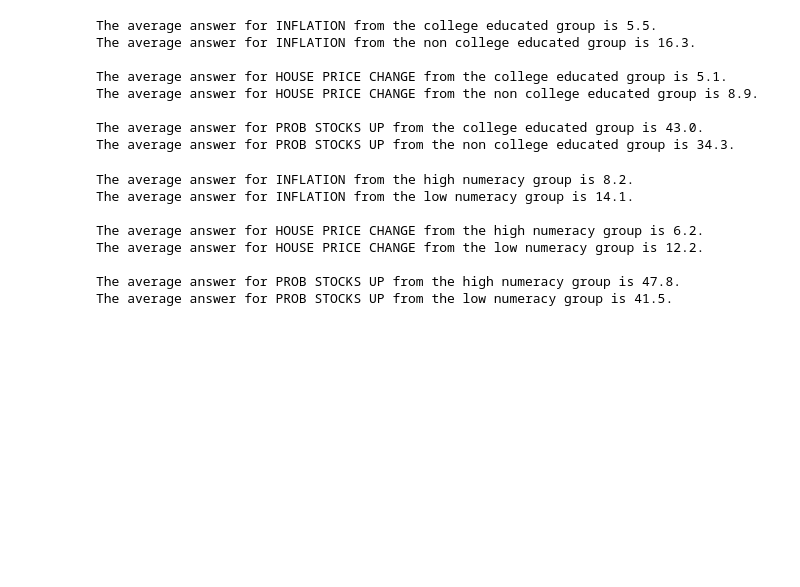
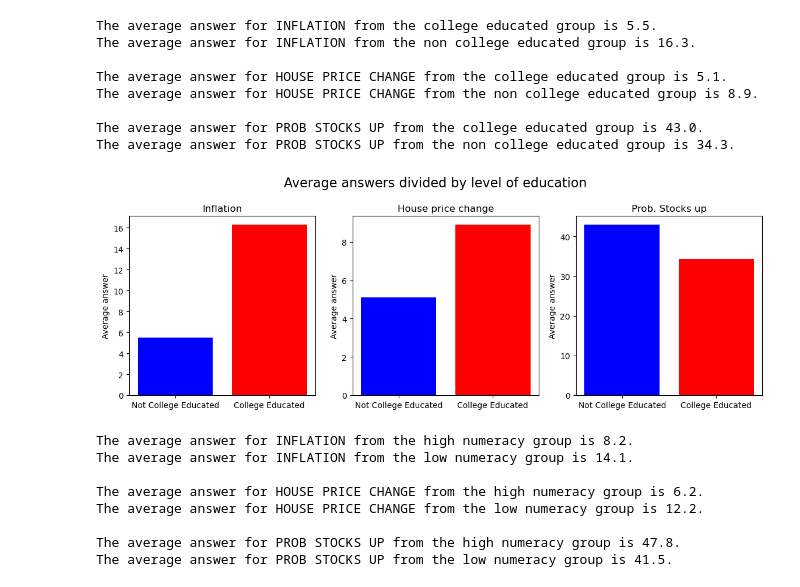
Before and after one commit to Sophiabevers/TECH2-Group-term-paper, a Jupyter notebook: termpaper.ipynb, the cells around one changed output. Cells and saved outputs as stored; diff of their text form; code cells hidden in the pictures; blank space fills up the shorter version.

```diff
--- a/termpaper.ipynb
+++ b/termpaper.ipynb
@@ -134,6 +157,31 @@ The average answer for HOUSE PRICE CHANGE from the non college educated group is
 
 The average answer for PROB STOCKS UP from the college educated group is 43.0.
 The average answer for PROB STOCKS UP from the non college educated group is 34.3.
+# %%
+#create a function to return average values
+def df_college_values(variable):
+    variable_neat = variable.replace('_', ' ').upper()
+    df_educ ={}
+    variable_averagec = round(df_college[variable].mean(), 1)
+    variable_averagenc = round(df_non_college[variable].mean(),1)
+    df_educ['college educated'] = variable_averagec
+    df_educ['non college educated'] = variable_averagenc
+    return df_educ.values()
+# create list for each level of education
+education = ['Not College Educated', 'College Educated']
+#plot figure
+fig, axes = plt.subplots(1, 3,  figsize=(14, 4))
+fig.suptitle('Average answers divided by level of education', fontsize = 16, y = 1.05)
+#loop to create three figures for each variable
+b = 0
+for a in range(len(variables)):
+    avg = df_college_values(variable=variables[a])
+    axes[b].bar(education, avg, color = ['blue', 'red'])
+    axes[b].set_title(figures[b])
+    axes[b].set_ylabel('Average answer')
+    b+=1
+# %% [output]
+[figure, added]
 # %%
 #low vs high numeracy
 # calculate average numeracy for each person
```
Also changed, not shown: parts of 7 cells of this notebook.
